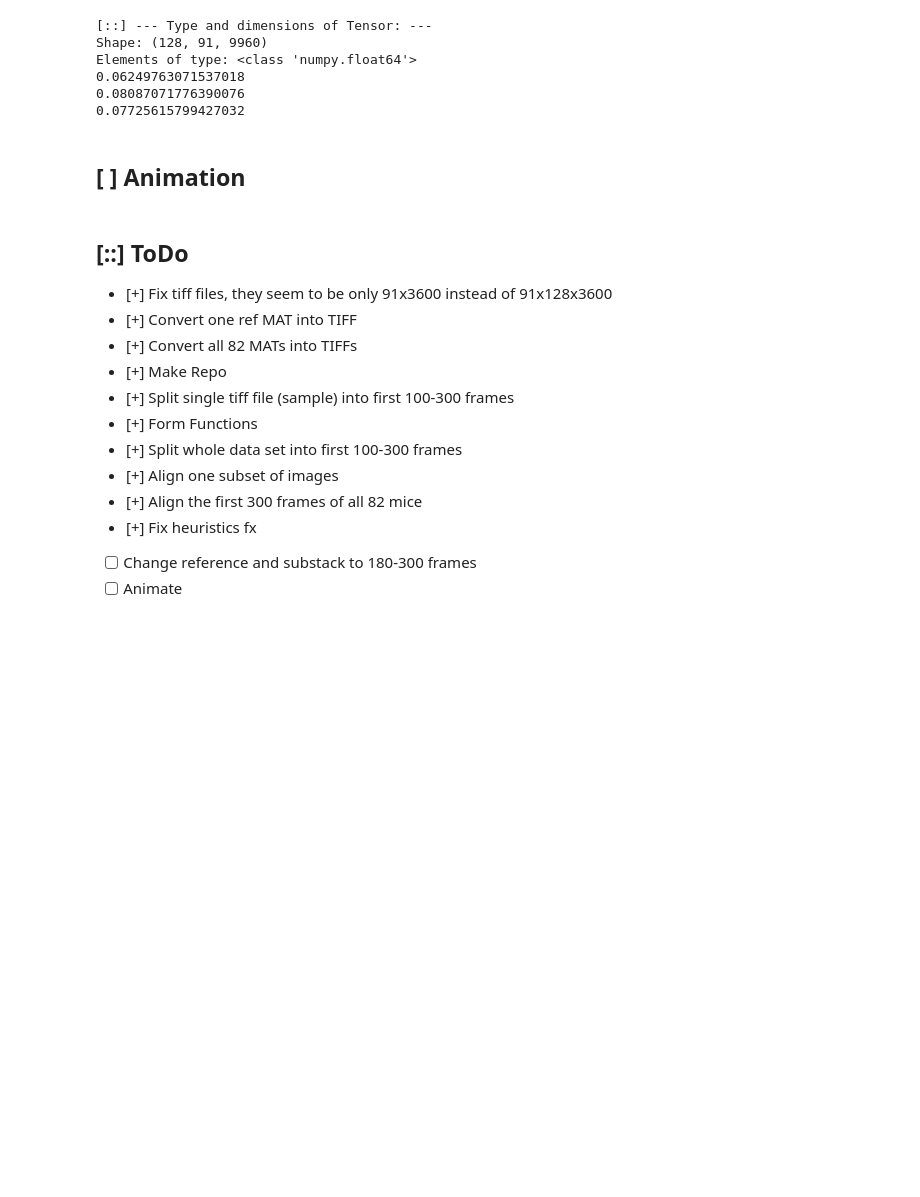
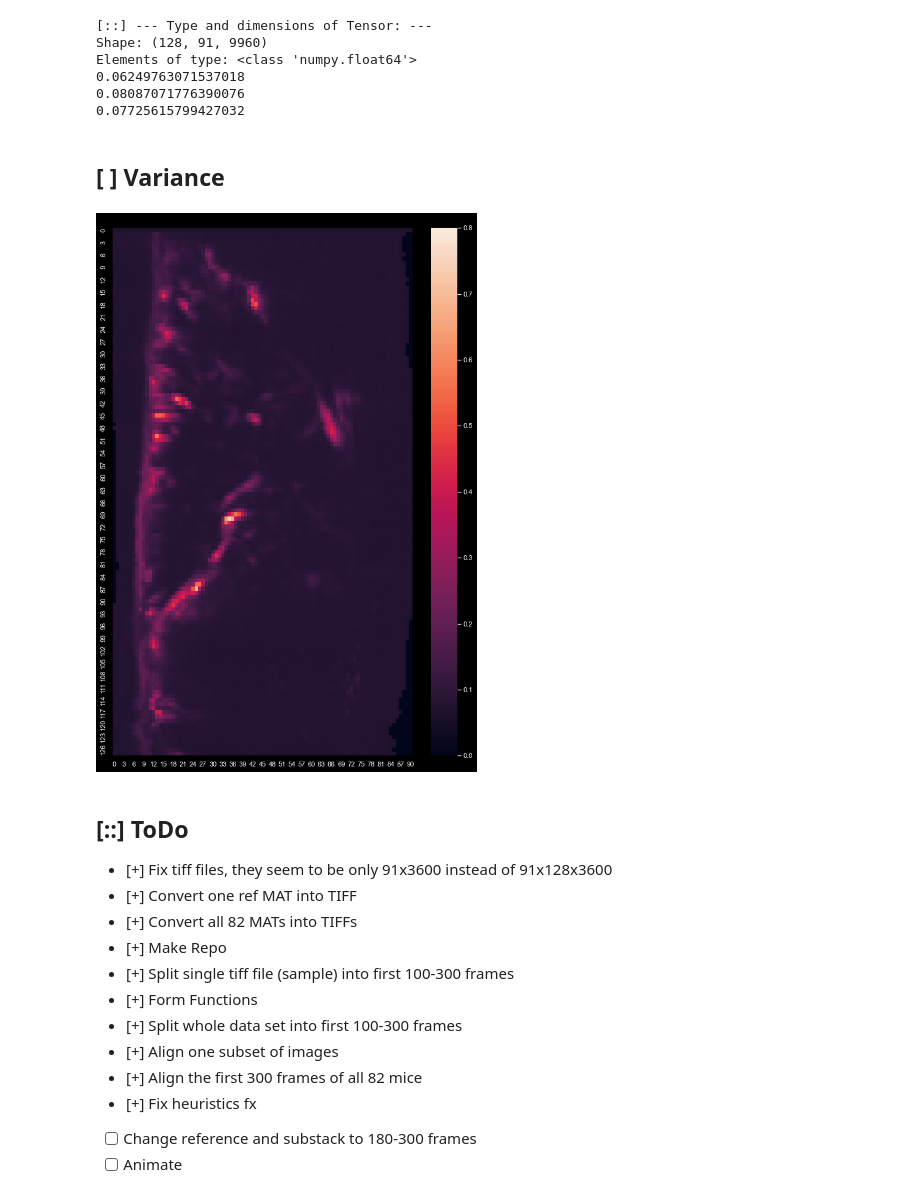
Before and after one commit to Koogleblitz/Registration-and-Alignment-for-Neuroimagery, a Jupyter notebook: pipeline.ipynb, the cells around one changed output. Cells and saved outputs as stored; diff of their text form; code cells hidden in the pictures; blank space fills up the shorter version.

```diff
--- a/pipeline.ipynb
+++ b/pipeline.ipynb
@@ -278,4 +261,4 @@ Elements of type: <class 'numpy.float64'>
 0.08087071776390076
 0.07725615799427032
 # %% [markdown]
-## __[ ]__ Animation
+## __[ ]__ Variance
@@ -319,3 +265,37 @@ def generate_gif(numpy_3d_array):
+# %%
+
+
+
+
+
+
+
+
+plt.rcParams["figure.figsize"] = [9.1, 12.8]
+plt.rcParams["figure.autolayout"] = True
+
+fig = plt.figure()
+dimension = (5, 5)
+data = io.imread(r"C:\Users\richa\OneDrive\Neuroscience\Data\DBS_preprocessed_ROI_and_3D_data\normalized\TIFF_registered\reg_avg180_300.tiff")
+sns.heatmap(data[:, :, 0], vmax=.8)
+
+def init():
+    sns.set_theme()
+    plt.style.use("dark_background")
+    sns.heatmap(data[:, :, 0])
+
+def animate(i):
+    data = data[:, :, i]
+    sns.heatmap(data, vmax=.8, cbar=False)
+    print(i)
+
+
+anim = animation.FuncAnimation(fig, animate, init_func=init, frames=240, repeat=False)
+
+plt.title("[M", fontsize = 15, color = 'Black')
+plt.show()
+# %% [output]
+[figure, added]
 # %% [markdown]
 ## __[::]__ ToDo
 
```
Also changed, not shown: parts of 6 cells of this notebook, 1 other file.
